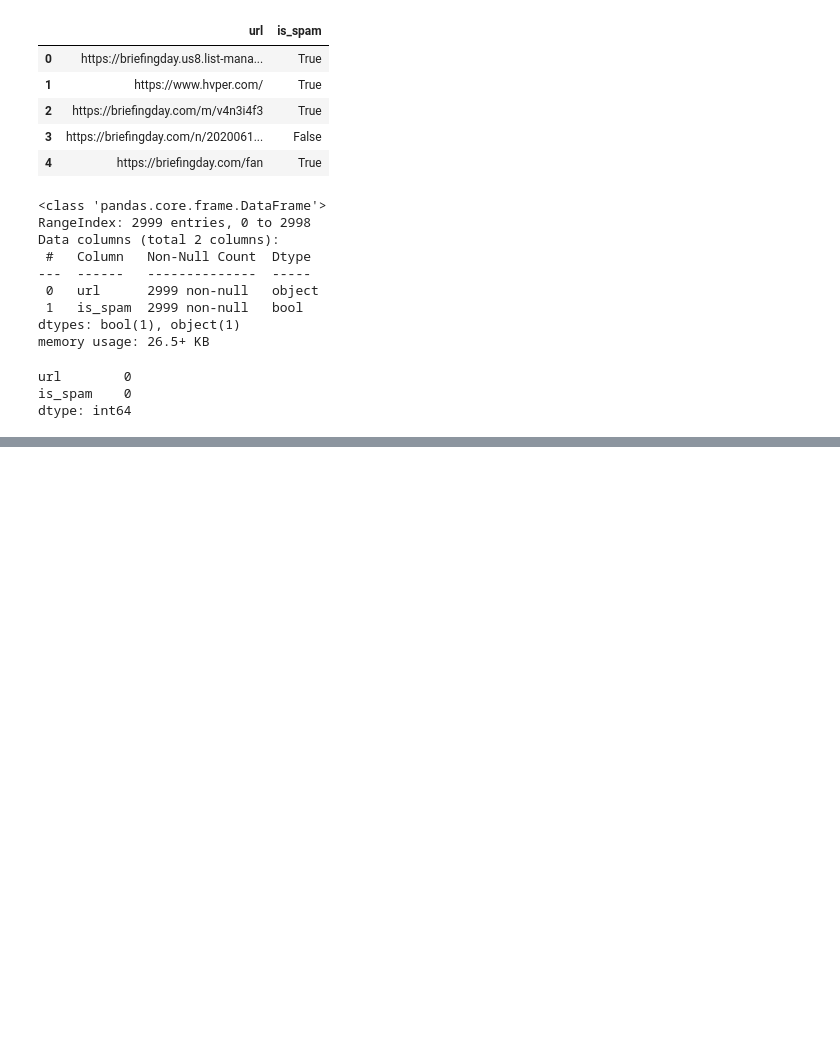
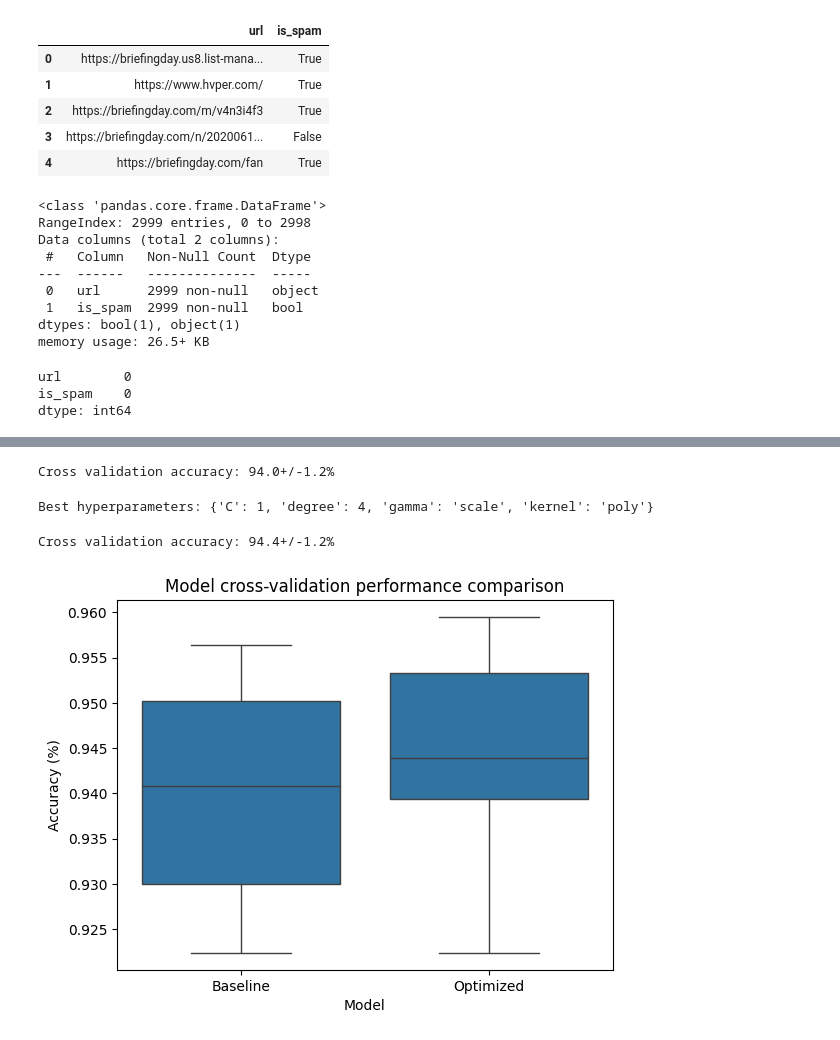
Before and after one commit to drtclem/NLP, a Jupyter notebook: src/mvp.ipynb, the cells around one changed output, grey strips where cells are left out. Saved outputs shown, nothing was run; the diff lists cells and outputs as text; code cells hidden in the pictures; blank space fills up the shorter version.

```diff
--- a/src/mvp.ipynb
+++ b/src/mvp.ipynb
@@ -87,0 +206,71 @@ dtype: int64
+# %%
+cv_folds=7
+
+# Instantiate the support vector machine classifier with defaults
+baseline_model=SVC(class_weight='balanced')
+
+# Cross-validate the default model on the encoded training data
+scores=cross_val_score(
+    baseline_model,
+    encoded_training_features,
+    encoded_training_labels,
+    cv=cv_folds,
+    n_jobs=-1
+)
+
+# Save the baseline cross-validation scores for later
+cross_val_scores={
+    'Model': ['Baseline']*cv_folds,
+    'Score': list(scores)
+}
+
+print(f'Cross validation accuracy: {np.mean(scores)*100:.1f}+/-{np.std(scores)*100:.1f}%')
+# %% [output]
+Cross validation accuracy: 94.0+/-1.2%
+# %%
+hyperparameters = {
+    'C': [0.01, 0.1, 1, 10],
+    'kernel': ['linear', 'poly', 'rbf', 'sigmoid'],
+    'degree': [2, 3, 4],
+    'gamma': ['scale', 'auto']
+}
+
+# Instantiate a new model
+model=SVC(class_weight='balanced')
+
+# Set up the grid search
+grid=GridSearchCV(model, hyperparameters, scoring='accuracy', cv=cv_folds, n_jobs=-1)
+
+# Run the search
+optimization_results=grid.fit(encoded_training_features, encoded_training_labels)
+
+print(f'Best hyperparameters: {grid.best_params_}')
+# %% [output]
+Best hyperparameters: {'C': 1, 'degree': 4, 'gamma': 'scale', 'kernel': 'poly'}
+# %%
+# Cross-validate the model with the winning hyperparameters
+optimized_model=SVC(**grid.best_params_, class_weight='balanced')
+
+# Cross-validate the optimized model on the encoded training data
+scores=cross_val_score(
+    optimized_model,
+    encoded_training_features,
+    encoded_training_labels,
+    cv=cv_folds,
+    n_jobs=-1
+)
+
+# Save the optimized cross-validation scores for later
+cross_val_scores['Model'].extend(['Optimized']*cv_folds)
+cross_val_scores['Score'].extend(scores)
+
+print(f'Cross validation accuracy: {np.mean(scores)*100:.1f}+/-{np.std(scores)*100:.1f}%')
+# %% [output]
+Cross validation accuracy: 94.4+/-1.2%
+# %%
+sns.boxplot(pd.DataFrame.from_dict(cross_val_scores), x='Model', y='Score')
+plt.title('Model cross-validation performance comparison')
+plt.ylabel('Accuracy (%)')
+plt.show()
+# %% [output]
+[figure, added]
```
Also changed, not shown: parts of 26 cells of this notebook.
